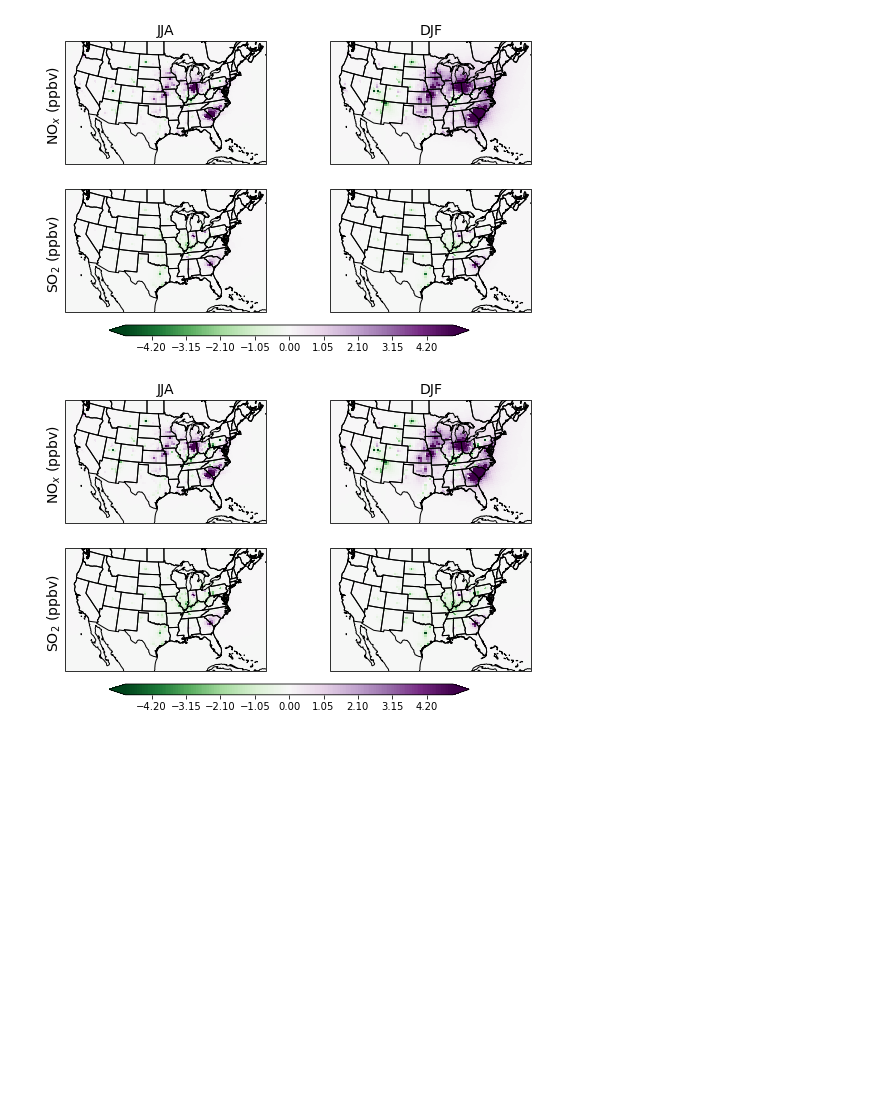
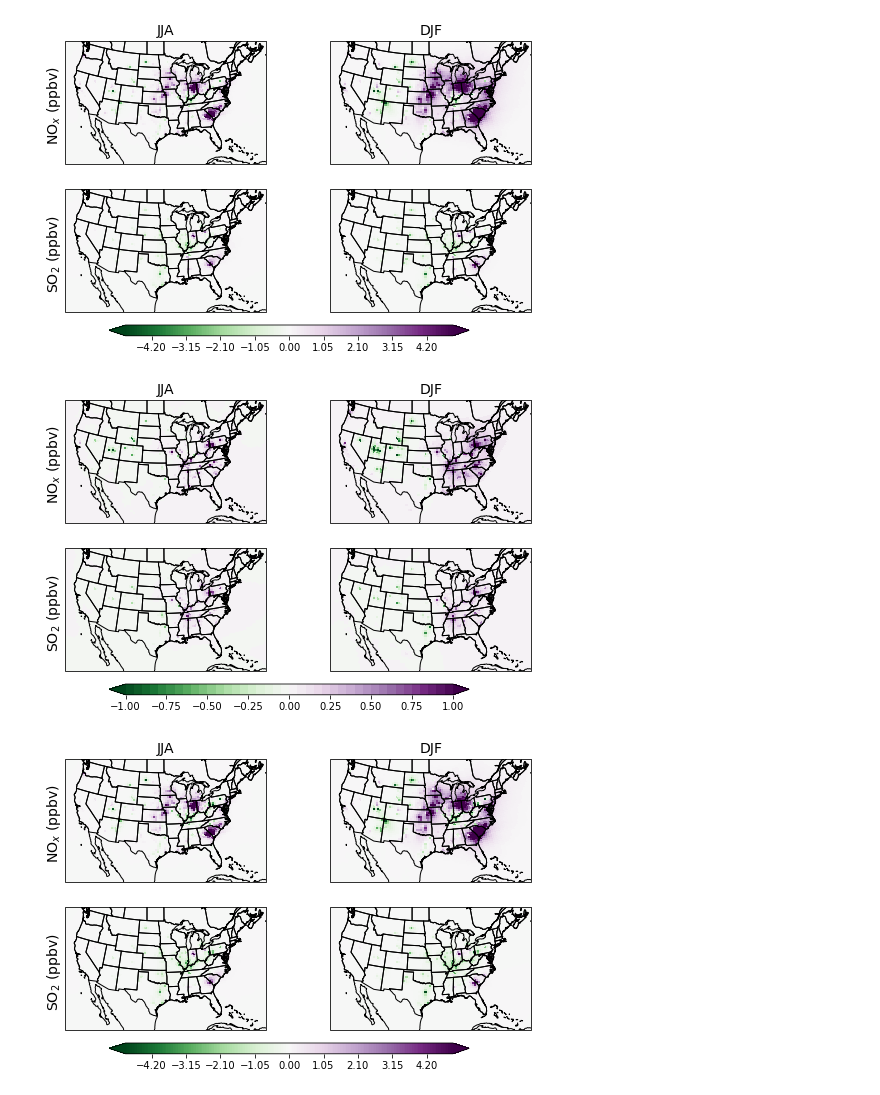
Before and after one commit to lfreese/us-ego, a Jupyter notebook: ego_nonuclear_project/6_NOx_SO2_comparison.ipynb, the cells around one changed output. Cells and saved outputs as stored; diff of their text form; code cells hidden in the pictures; blank space fills up the shorter version.

Commit message:
updates for nature energy revisions: py files for data prep, renewables included

```diff
--- a/ego_nonuclear_project/6_NOx_SO2_comparison.ipynb
+++ b/ego_nonuclear_project/6_NOx_SO2_comparison.ipynb
@@ -69,6 +69,14 @@ plotting.concentration_plot_seasonal_dif(ds_seasonal = ds_seasonal, seasons = ['
 plt.savefig('./Figures/nox_so2_dif_nocoal.png', bbox_inches = 'tight', dpi = 150)
 # %% [output]
 [figure]
+# %%
+plotting.concentration_plot_seasonal_dif(ds_seasonal = ds_seasonal, seasons = ['JJA','DJF'], species_names = ['NOx','SO2'], cmap = plotting.cmap_dif,
+                                         mod_base = 'normal_NA', mod_delta = 'renew_nonuc_NA',
+                   rows = 2, columns = 2, levels = np.arange(-1.,1.05,.05), lat_lon = [-120,-70,20,50],
+                   figsize = [10, 5], extension = 'both')
+plt.savefig('./Figures/nox_so2_dif_renew.png', bbox_inches = 'tight', dpi = 150)
+# %% [output]
+[figure, added]
 # %%
 plotting.concentration_plot_seasonal_dif(ds_seasonal = ds_seasonal, seasons = ['JJA','DJF'], species_names = ['NOx','SO2'], cmap = plotting.cmap_dif,
                                          mod_base = 'nonuc_NA', mod_delta = 'nonuc_coal_NA',
```
Also changed, not shown: parts of 3 cells of this notebook, 36 other files.
